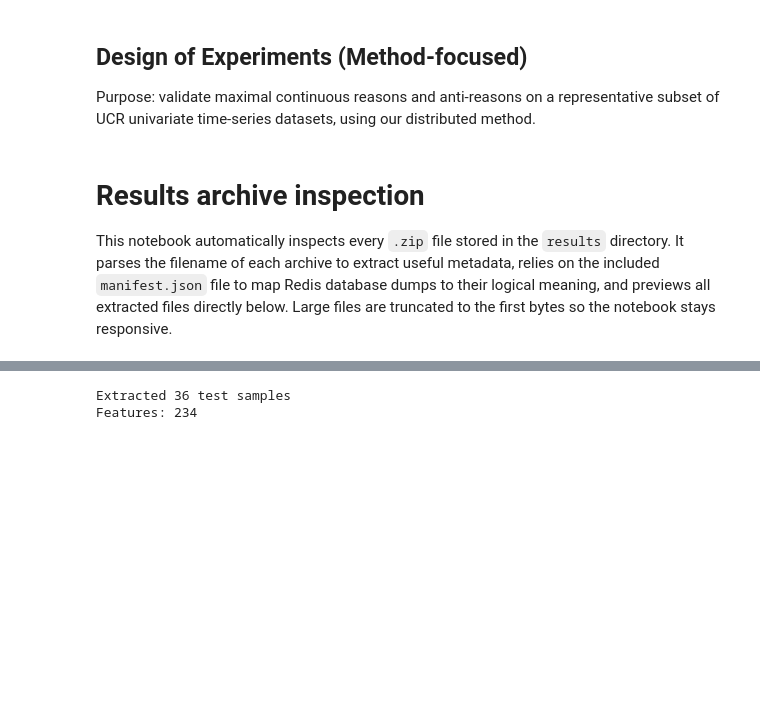
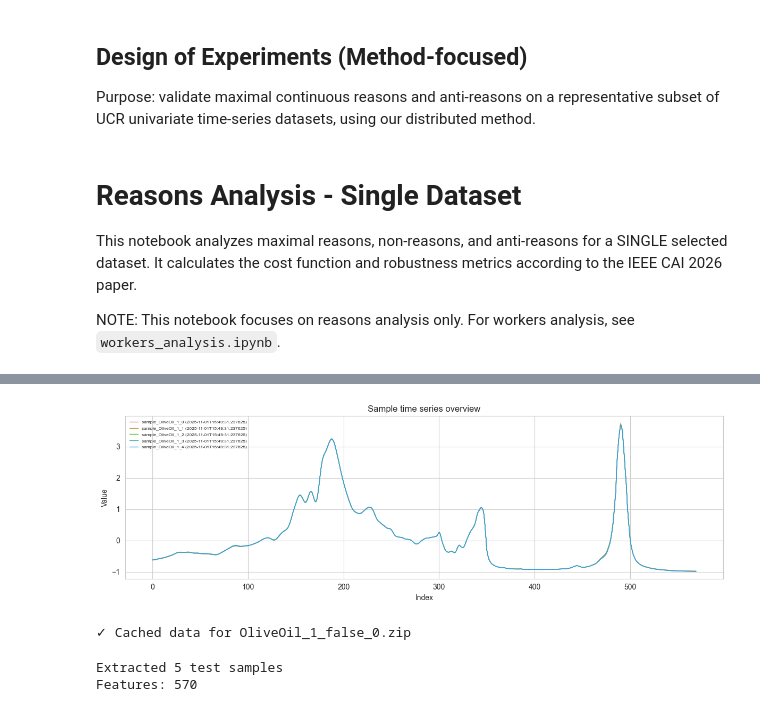
Before and after one commit to danielamadori/IEEE_CAI, a Jupyter notebook: reasons_analysis.ipynb, the cells around one changed output, grey strips where cells are left out. Saved outputs shown, nothing was run; the diff lists cells and outputs as text; code cells hidden in the pictures; blank space fills up the shorter version.

```diff
--- a/reasons_analysis.ipynb
+++ b/reasons_analysis.ipynb
@@ -3,25 +3,27 @@
 
 Purpose: validate maximal continuous reasons and anti-reasons on a representative subset of UCR univariate time-series datasets, using our distributed method.
 # %% [markdown]
-# Results archive inspection
+# Reasons Analysis - Single Dataset
 
-This notebook automatically inspects every `.zip` file stored in the `results` directory.
-It parses the filename of each archive to extract useful metadata, relies on the included
-`manifest.json` file to map Redis database dumps to their logical meaning, and previews
-all extracted files directly below. Large files are truncated to the first bytes so the
-notebook stays responsive.
+This notebook analyzes maximal reasons, non-reasons, and anti-reasons for a SINGLE selected dataset.
+It calculates the cost function and robustness metrics according to the IEEE CAI 2026 paper.
+
+NOTE: This notebook focuses on reasons analysis only. For workers analysis, see `workers_analysis.ipynb`.
 # %%
 from pathlib import Path
-from etl.loader import etl, clear_cache, list_cache, clear_raw_cache, list_raw_cache
+from etl.loader import etl
 
 RESULTS_DIR = Path("results")
 zip_paths = sorted(RESULTS_DIR.glob("*.zip"))
 
+# Load only the selected dataset, skip workers report (not needed for reasons analysis)
 db = etl(
     zip_paths,
     RESULTS_DIR,
-    use_cache=True,        # Set to False to disable all caching
-    force_refresh=False    # Set to True to force refresh Full Cache
+    use_cache=True,              # Set to False to disable all caching
+    force_refresh=False,         # Set to True to force refresh Full Cache
+    skip_workers_report=True,    # Skip workers report (speeds up loading)
+    auto_select=False            # Prompt user to select dataset
 )
 # %% [output]
 Available ZIP archives:
@@ -43,4 +45,6 @@ Available ZIP archives:
 Report built for 32 workers.
+[figure, added]
+✓ Cached data for OliveOil_1_false_0.zip
 # %%
 from cost_function import cal_sigmas
 from etl.reasons_analysis import extract_test_samples
@@ -55,5 +59,5 @@ sigmas_all = cal_sigmas(X_train, X_test, feature_names, test_ids=test_ids)
 print(f"Extracted {len(test_ids)} test samples")
 print(f"Features: {len(feature_names)}")
 # %% [output]
-Extracted 36 test samples
-Features: 234
+Extracted 5 test samples
+Features: 570
```
Also changed, not shown: parts of 15 cells of this notebook, 9 other files.
